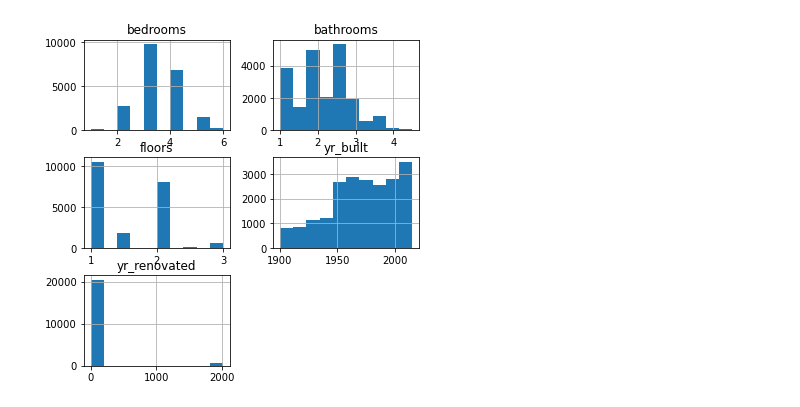
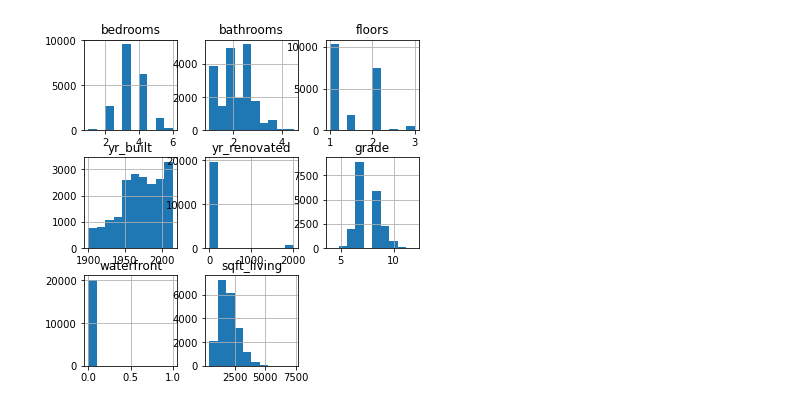
Before and after one commit to justinweible/Housing_Data_Analysis, a Jupyter notebook: data/bed_bath_floor_yr.ipynb, the cells around one changed output. Drawn from its saved outputs; the diff is of its cells as text; code cells hidden in the pictures.

```diff
--- a/data/bed_bath_floor_yr.ipynb
+++ b/data/bed_bath_floor_yr.ipynb
@@ -26,0 +108,2 @@ df.dropna()
+# %%
+df['waterfront'] = df['waterfront'].fillna(0)
@@ -202,0 +145,17 @@ df['yr_renovated'] = df['yr_renovated'].fillna(0)
+# %%
+df.drop(df[df.price == 7060000.0].index, inplace=True)
+# %%
+df.drop(df[df.price == 4490000.0].index, inplace=True)
+# %%
+for x in ['price']:
+    q75,q25 = np.percentile(df.loc[:,x],[75,25])
+    intr_qr = q75-q25
+
+    max = q75+(1.5*intr_qr)
+    min = q25-(1.5*intr_qr)
+
+    df.loc[df[x] < min,x] = np.nan
+    df.loc[df[x] > max,x] = np.nan
+df.isnull().sum()
+df = df.dropna(axis = 0)
+df.isnull().sum()
@@ -203,4 +199,4 @@ df['yr_renovated'] = df['yr_renovated'].fillna(0)
 # %%
-df[['bedrooms', 'bathrooms', 'floors', 'yr_built','yr_renovated']].hist(figsize  = [6, 6]);
+df[['bedrooms', 'bathrooms', 'floors', 'yr_built','yr_renovated','grade','waterfront','sqft_living']].hist(figsize  = [6, 6]);
 # %% [output]
-[figure, old version]
+[figure, new version]
```
Also changed, not shown: parts of 52 cells of this notebook, 1 other file.
